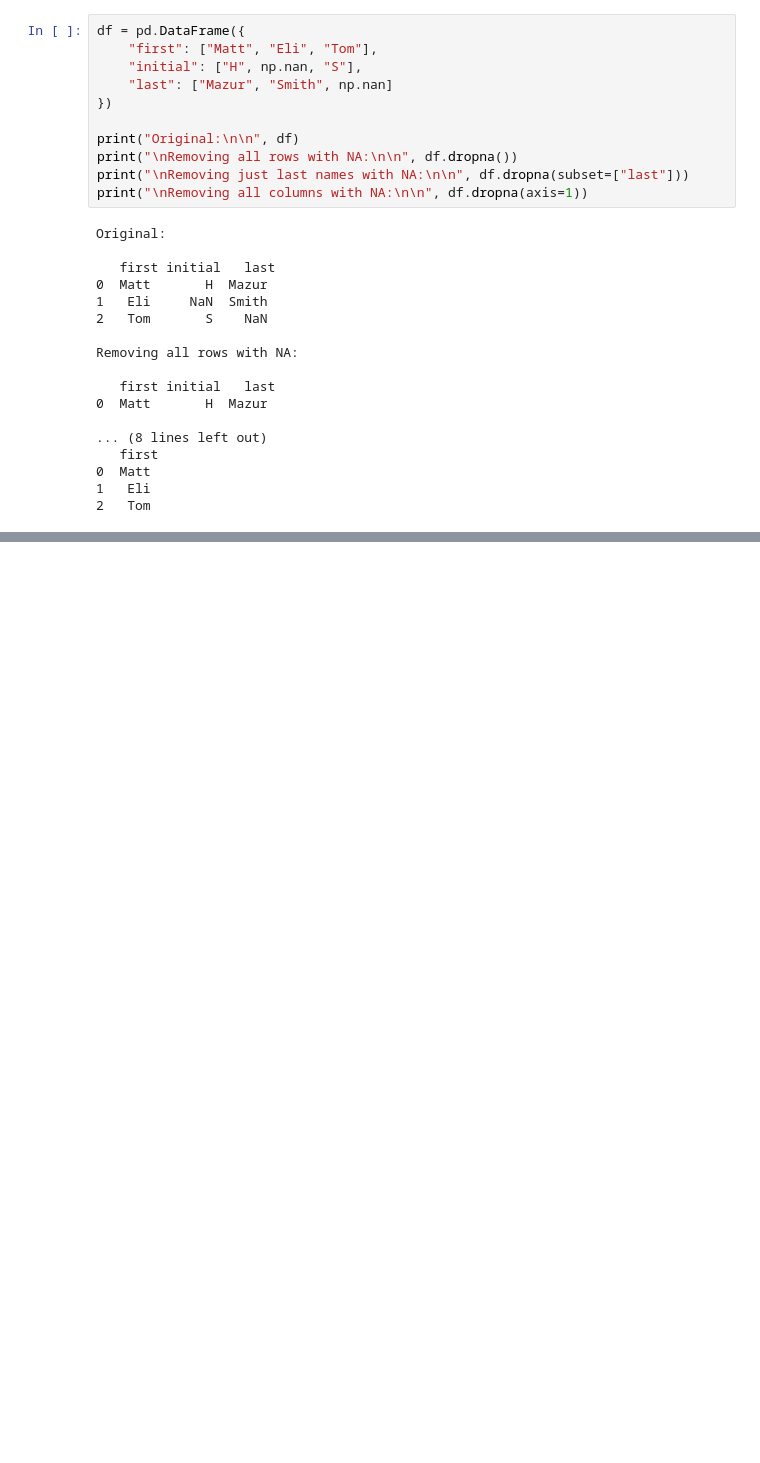
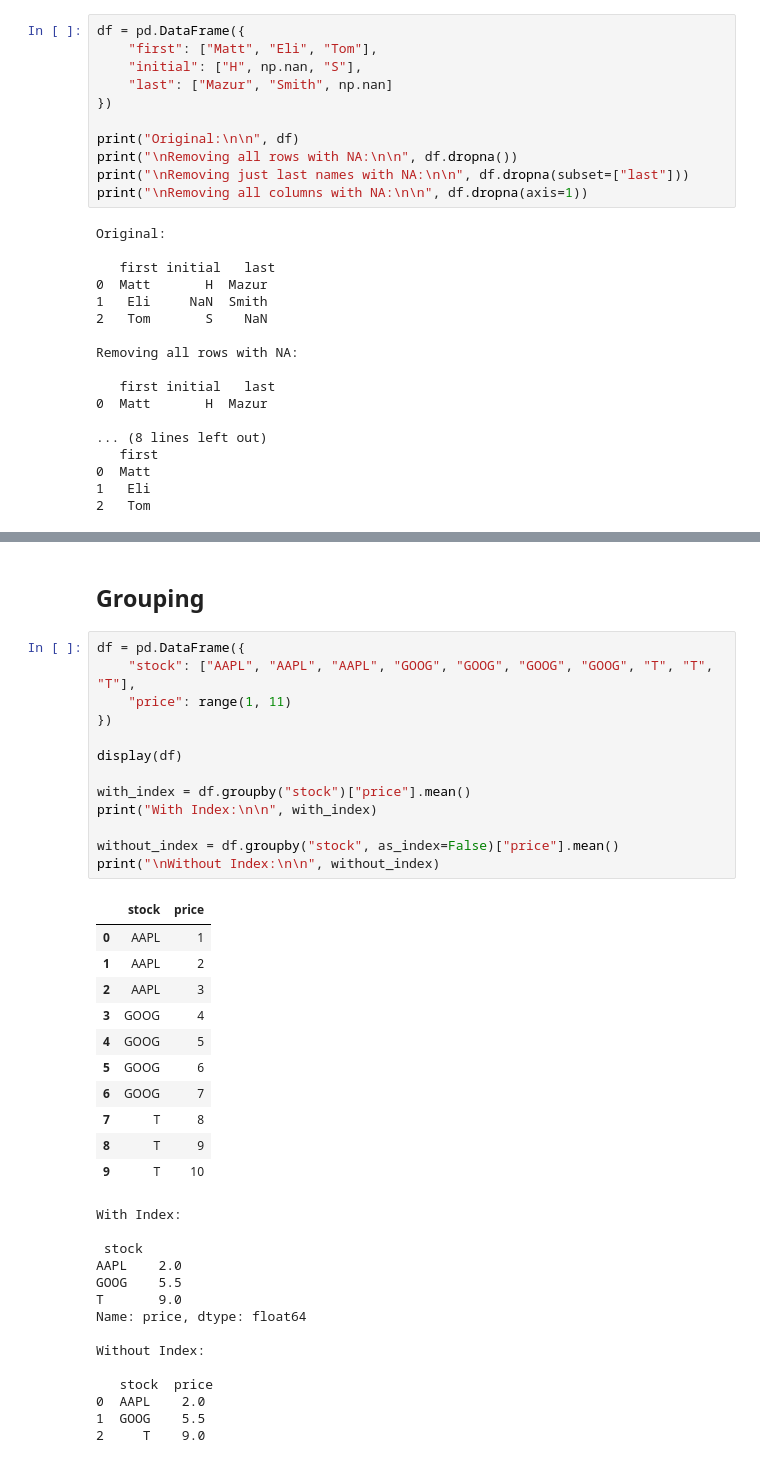
Before and after one commit to mattm/python-cheat-sheet, a Jupyter notebook: Data Frames.ipynb, the cells around one changed output, grey strips where cells are left out. Drawn from its saved outputs; the diff is of its cells as text; blank space fills up the shorter version.

```diff
--- a/Data Frames.ipynb
+++ b/Data Frames.ipynb
@@ -35,0 +283,41 @@ Removing all rows with NA:
+# %% [markdown]
+## Grouping
+# %%
+df = pd.DataFrame({
+    "stock": ["AAPL", "AAPL", "AAPL", "GOOG", "GOOG", "GOOG", "GOOG", "T", "T", "T"],
+    "price": range(1, 11)
+})
+
+display(df)
+
+with_index = df.groupby("stock")["price"].mean()
+print("With Index:\n\n", with_index)
+
+without_index = df.groupby("stock", as_index=False)["price"].mean()
+print("\nWithout Index:\n\n", without_index)
+# %% [output]
+|  | stock | price |
+| 0 | AAPL | 1 |
+| 1 | AAPL | 2 |
+| 2 | AAPL | 3 |
+| 3 | GOOG | 4 |
+| 4 | GOOG | 5 |
+| 5 | GOOG | 6 |
+| 6 | GOOG | 7 |
+| 7 | T | 8 |
+| 8 | T | 9 |
+| 9 | T | 10 |
+With Index:
+
+ stock
+AAPL    2.0
+GOOG    5.5
+T       9.0
+Name: price, dtype: float64
+
+Without Index:
+
+   stock  price
+0  AAPL    2.0
+1  GOOG    5.5
+2     T    9.0
```
Also changed, not shown: parts of 18 cells of this notebook, 10 other files.
